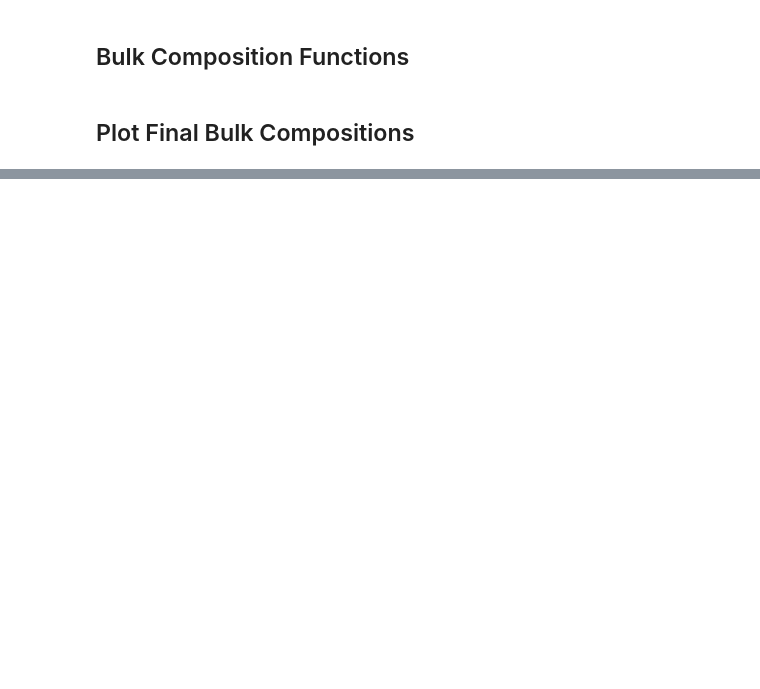
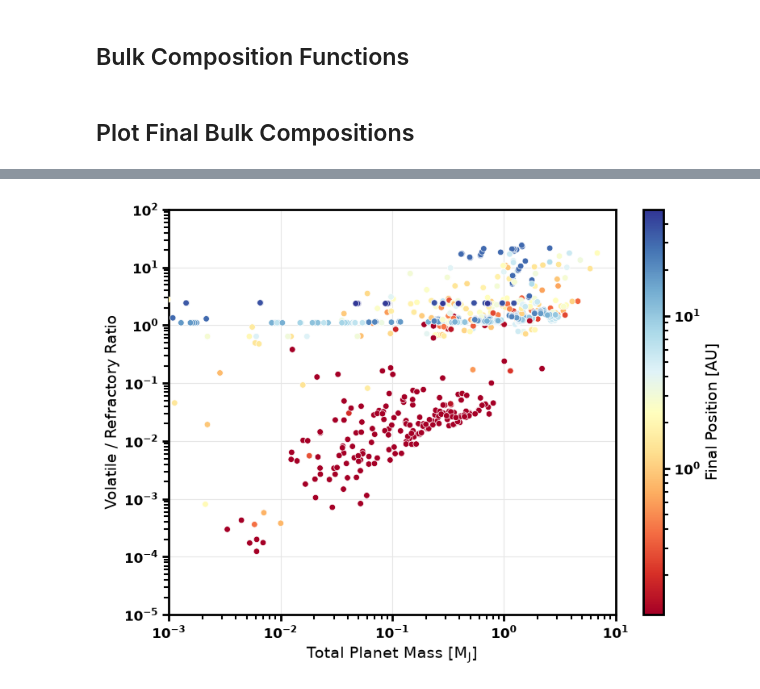
Before and after one commit to BenT1105/DiscEvolution, a Jupyter notebook: notebooks/popsynth_plots.ipynb, the cells around one changed output, grey strips where cells are left out. Cells and saved outputs as stored; diff of their text form; code cells hidden in the pictures; blank space fills up the shorter version.

```diff
--- a/notebooks/popsynth_plots.ipynb
+++ b/notebooks/popsynth_plots.ipynb
@@ -777,34 +788,36 @@ plt.show()
 
 fig, ax = plt.subplots(figsize = (8, 6))
 
 ax.scatter(Mp, bulk_volatile_refractory_ratio(df_planets), c = Rp, cmap = cmap, norm = norm, s = 30,
            edgecolors = "white", linewidths = 0.5, zorder = 3)
 
 ax.set_xscale("log")
 ax.set_yscale("log")
 
-## Planet mass range shown [Jupiter masses]
 ax.set_xlim(1e-3, 1e1)
+ax.set_ylim(1e-5, 1e2)
 
 ax.set_xlabel(r"Total Planet Mass [M$_{\rm J}$]")
 ax.set_ylabel("Volatile / Refractory Ratio")
 ax.grid(True, which = "major", color = "0.9", linewidth = 0.8, zorder = 0)
 
 ## Colourbar for final position
 cbar = fig.colorbar(plt.cm.ScalarMappable(norm = norm, cmap = cmap), ax = ax)
 cbar.set_label(r"Final Position [AU]")
 
 fig.tight_layout()
 
 ## Bold the tick labels on the plot and the colourbar
 bold_ticks(ax, cbar.ax)
 
 ## Save the figure to FIG_DIR
 if SAVE_FIGS:
     os.makedirs(FIG_DIR, exist_ok = True)
     fig.savefig(os.path.join(FIG_DIR, "volatile_refractory_ratio.png"), dpi = 300, bbox_inches = "tight")
 
 plt.show()
+# %% [output]
+[figure, added]
 # %%
 ## Final bulk water content of each planet against its total mass
 
```
Also changed, not shown: parts of 7 cells of this notebook.
